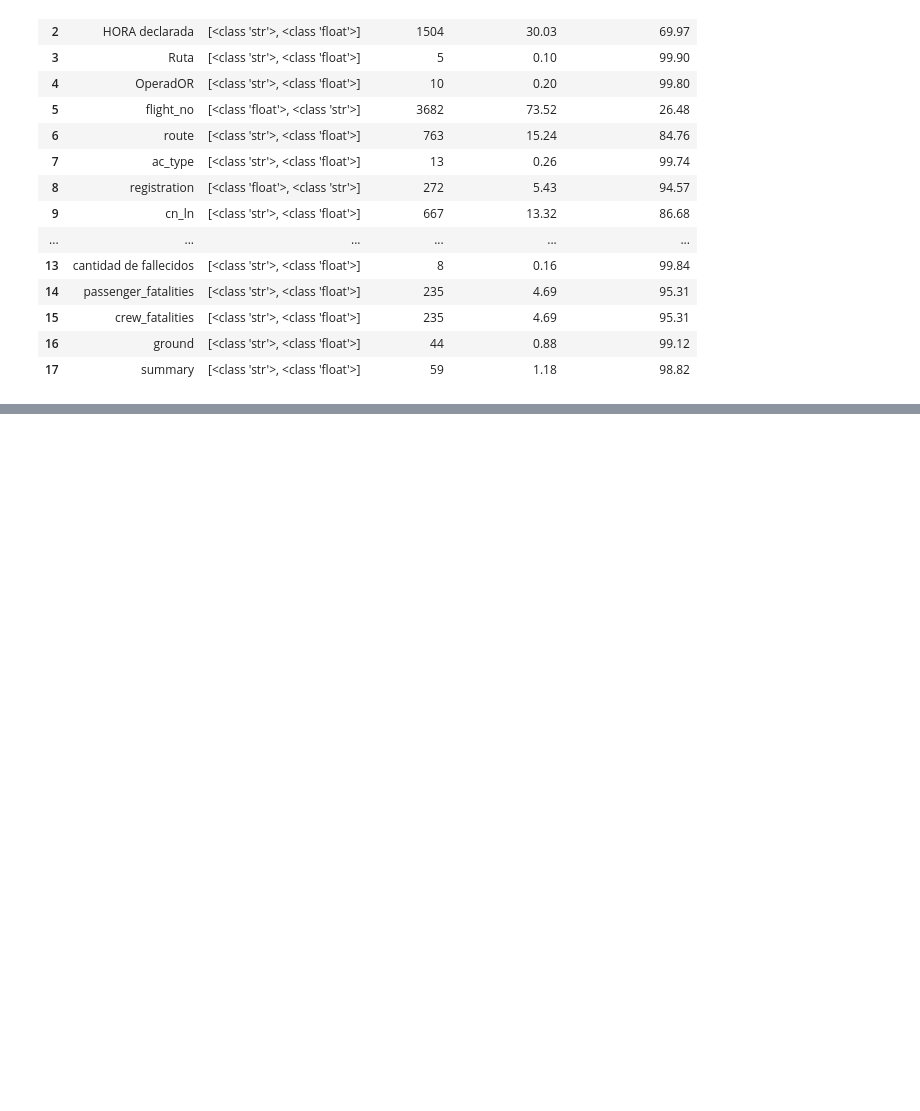
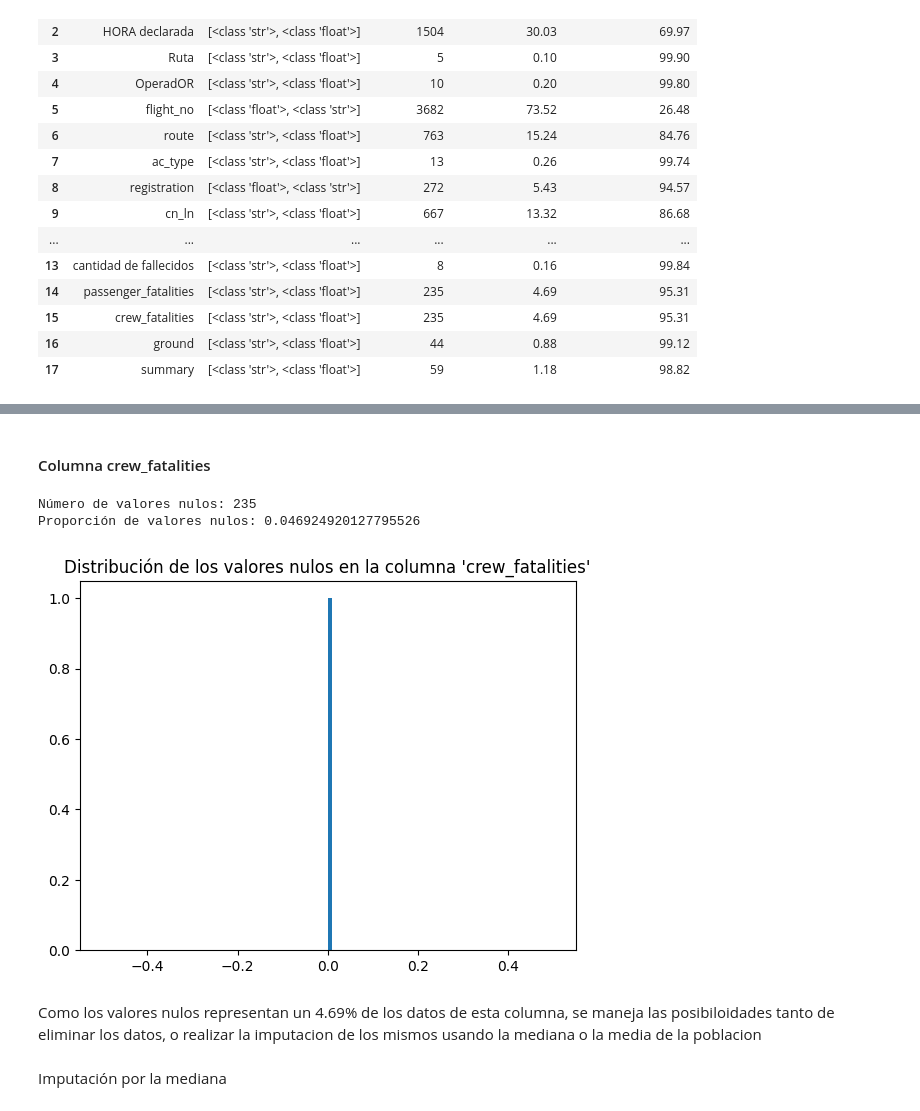
Before and after one commit to freddyv1828/Data_Analytics_Accidentes_Aereos, a Jupyter notebook: Notebooks/Etl_Accidentes_aereos.ipynb, the cells around one changed output, grey strips where cells are left out. Cells and saved outputs as stored; diff of their text form; code cells hidden in the pictures; blank space fills up the shorter version.

```diff
--- a/Notebooks/Etl_Accidentes_aereos.ipynb
+++ b/Notebooks/Etl_Accidentes_aereos.ipynb
@@ -131,0 +154,2 @@ Advertencia: la columna summary, tiene valores nulos
+# %%
+df_accidentes = df_accidentes.drop(["Unnamed: 0", "flight_no"], axis=1)
@@ -131,0 +192,2 @@ Advertencia: la columna summary, tiene valores nulos
+# %% [markdown]
+#### Columna crew_fatalities
@@ -131,0 +200,21 @@ Advertencia: la columna summary, tiene valores nulos
+# %%
+print("Número de valores nulos:", nulos_cre_fat)
+print("Proporción de valores nulos:", pro_nulos_cre_fat)
+# %% [output]
+Número de valores nulos: 235
+Proporción de valores nulos: 0.046924920127795526
+# %%
+
+# Crear una lista con las posiciones de los valores nulos
+posicion_nulos = df_accidentes["crew_fatalities"].isnull().to_numpy()[0]
+
+# Crear un gráfico de barras con la distribución de los valores nulos
+plt.hist(posicion_nulos, bins=100)
+plt.title("Distribución de los valores nulos en la columna 'crew_fatalities'")
+plt.show()
+# %% [output]
+[figure, added]
+# %% [markdown]
+Como los valores nulos representan un 4.69% de los datos de esta columna, se maneja las posibiloidades tanto de eliminar los datos, o realizar la imputacion de los mismos usando la mediana o la media de la poblacion
+# %% [markdown]
+Imputación por la mediana
```
Also changed, not shown: parts of 56 cells of this notebook, 2 other files.
